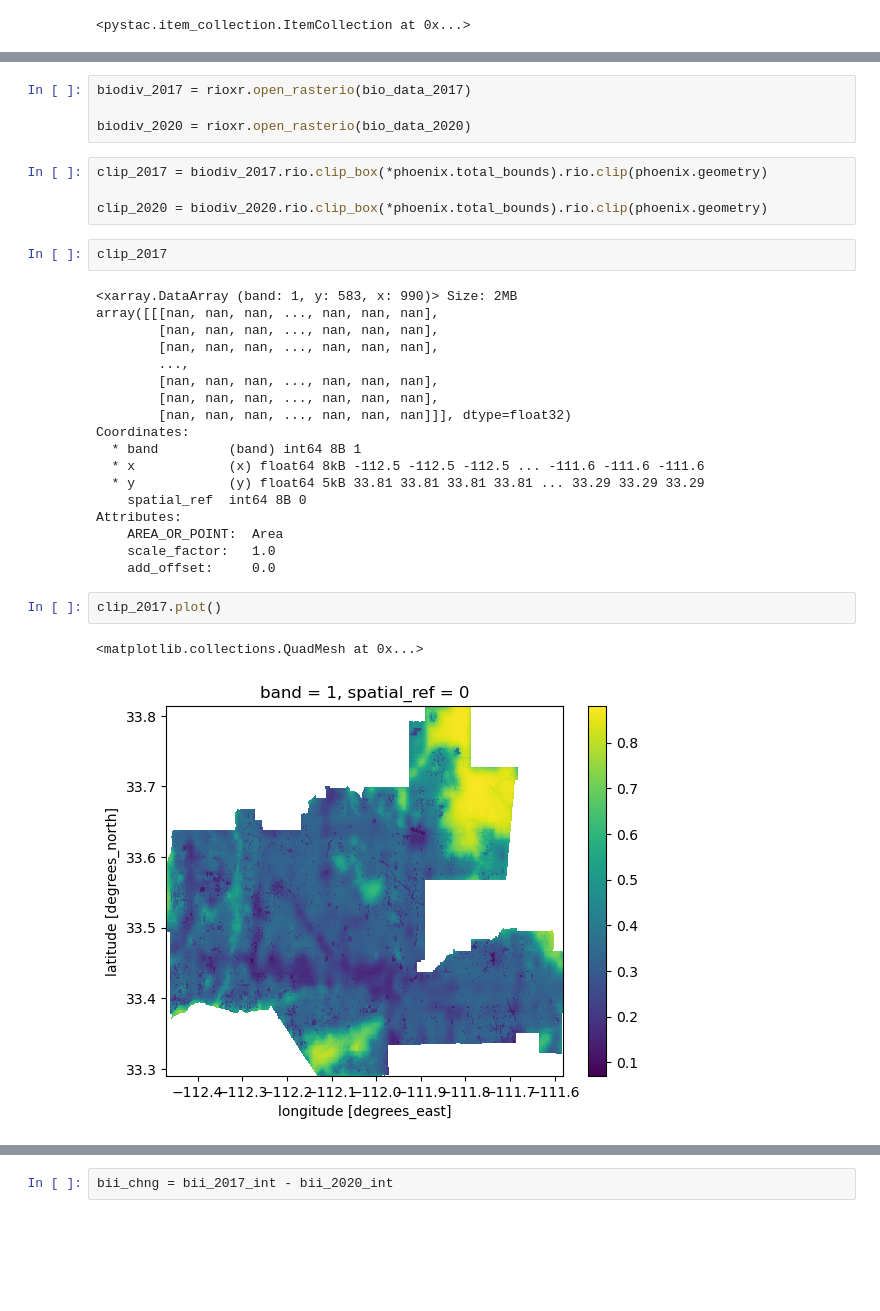
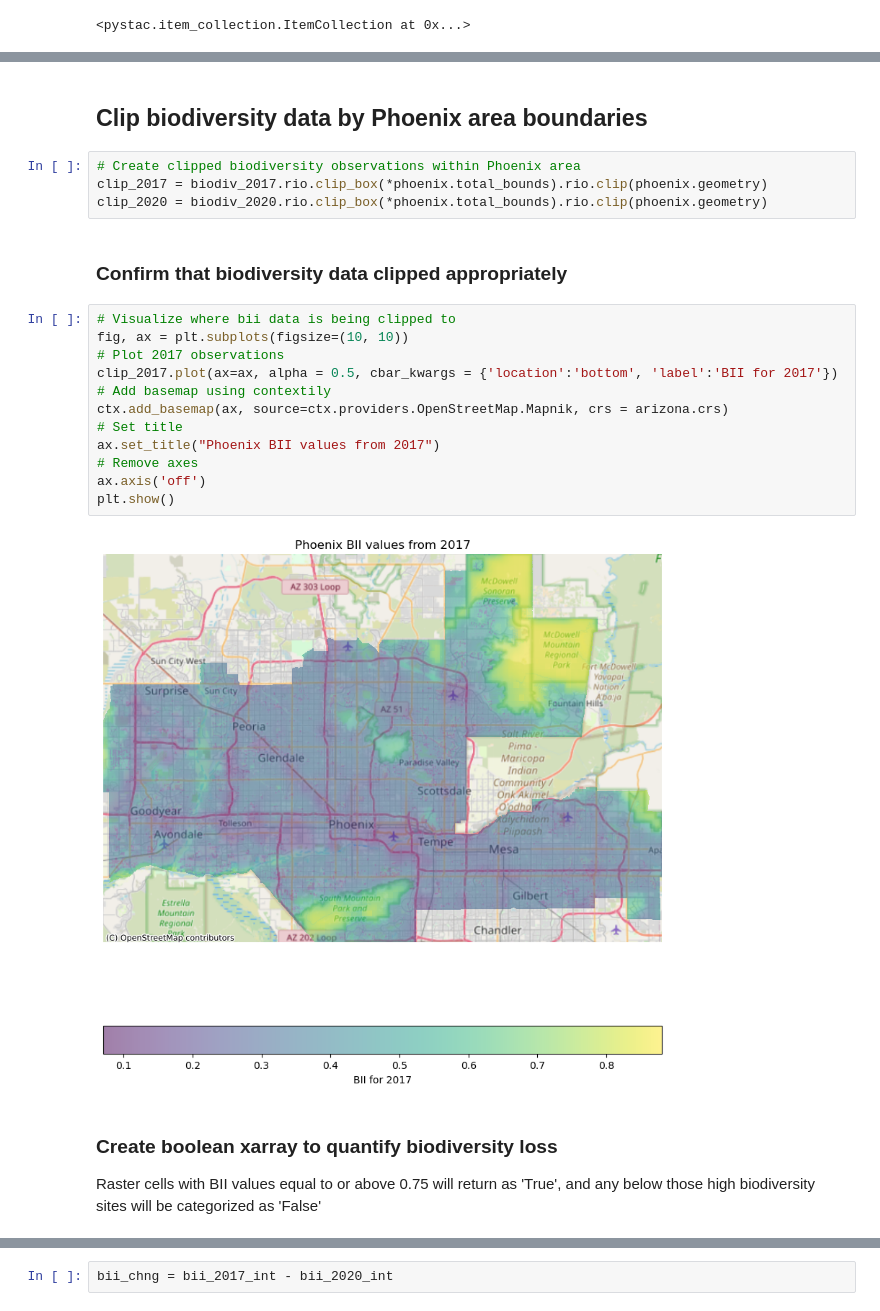
Before and after one commit to NatBonnet/eds220-phoenix-biodiversity, a Jupyter notebook: phoenix_biodiversity.ipynb, the cells around one changed output, grey strips where cells are left out. Drawn from its saved outputs; the diff is of its cells as text; blank space fills up the shorter version.

```diff
--- a/phoenix_biodiversity.ipynb
+++ b/phoenix_biodiversity.ipynb
@@ -103,34 +146,26 @@ bio_data_2020 = planetary_computer.sign(ph_2020.assets['data'].href)
-# %%
-biodiv_2017 = rioxr.open_rasterio(bio_data_2017)
-
-biodiv_2020 = rioxr.open_rasterio(bio_data_2020)
+# %% [markdown]
+## Clip biodiversity data by Phoenix area boundaries
 # %%
+# Create clipped biodiversity observations within Phoenix area
 clip_2017 = biodiv_2017.rio.clip_box(*phoenix.total_bounds).rio.clip(phoenix.geometry)
-
 clip_2020 = biodiv_2020.rio.clip_box(*phoenix.total_bounds).rio.clip(phoenix.geometry)
-# %%
-clip_2017
-# %% [output]
-<xarray.DataArray (band: 1, y: 583, x: 990)> Size: 2MB
-array([[[nan, nan, nan, ..., nan, nan, nan],
-        [nan, nan, nan, ..., nan, nan, nan],
-        [nan, nan, nan, ..., nan, nan, nan],
-        ...,
-        [nan, nan, nan, ..., nan, nan, nan],
-        [nan, nan, nan, ..., nan, nan, nan],
-        [nan, nan, nan, ..., nan, nan, nan]]], dtype=float32)
-Coordinates:
-  * band         (band) int64 8B 1
-  * x            (x) float64 8kB -112.5 -112.5 -112.5 ... -111.6 -111.6 -111.6
-  * y            (y) float64 5kB 33.81 33.81 33.81 33.81 ... 33.29 33.29 33.29
-    spatial_ref  int64 8B 0
-Attributes:
-    AREA_OR_POINT:  Area
-    scale_factor:   1.0
-    add_offset:     0.0
+# %% [markdown]
+### Confirm that biodiversity data clipped appropriately
 # %%
-clip_2017.plot()
+# Visualize where bii data is being clipped to
+fig, ax = plt.subplots(figsize=(10, 10))
+# Plot 2017 observations
+clip_2017.plot(ax=ax, alpha = 0.5, cbar_kwargs = {'location':'bottom', 'label':'BII for 2017'})
+# Add basemap using contextily
+ctx.add_basemap(ax, source=ctx.providers.OpenStreetMap.Mapnik, crs = arizona.crs)
+# Set title
+ax.set_title("Phoenix BII values from 2017")
+# Remove axes
+ax.axis('off')
+plt.show()
 # %% [output]
-<matplotlib.collections.QuadMesh at 0x...>
-[figure, old version]
+[figure, new version]
+# %% [markdown]
+### Create boolean xarray to quantify biodiversity loss
+Raster cells with BII values equal to or above 0.75 will return as 'True', and any below those high biodiversity sites will be categorized as 'False'
 # %%
```
Also changed, not shown: parts of 39 cells of this notebook.
